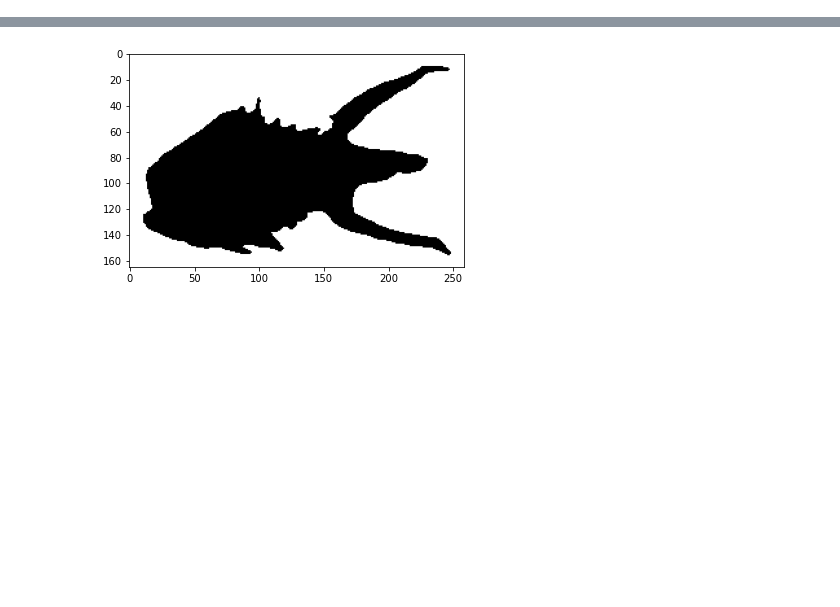
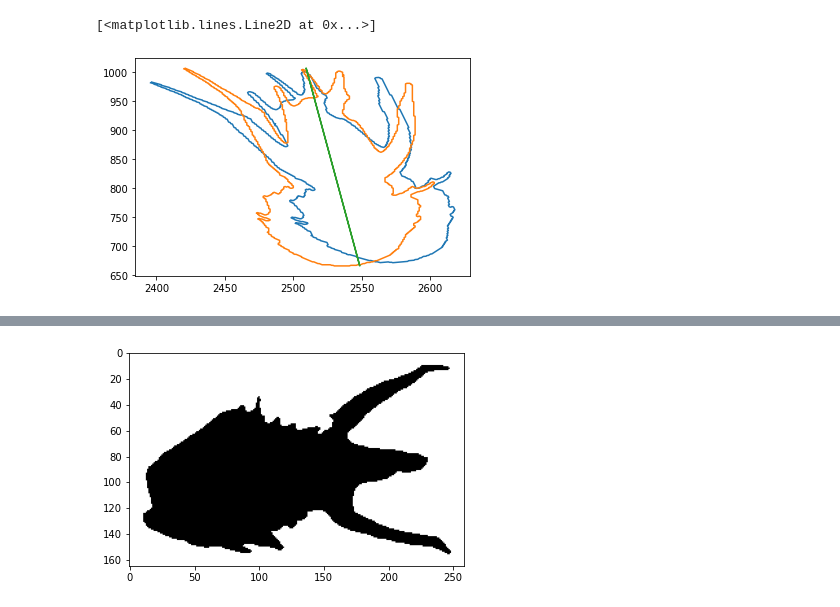
Before and after one commit to TankredO/seed_detector, a Jupyter notebook: tests.ipynb, the cells around one changed output, grey strips where cells are left out. Cells and saved outputs as stored; diff of their text form; code cells hidden in the pictures; blank space fills up the shorter version.

```diff
--- a/tests.ipynb
+++ b/tests.ipynb
@@ -24,0 +104,17 @@ def get_contour(image, n = 200):
+# %%
+ref = contours[0]
+
+angle = cv2.minAreaRect(ref)[-1]
+
+if angle < -45:
+    angle = -(90 + angle)
+else:
+    angle = -angle
+
+theta = np.radians(angle)
+c, s = np.cos(theta), np.sin(theta)
+R = np.array(((c,-s), (s, c)))
+
+ref_rot = ref - ref.mean(axis=0)
+ref_rot = ref_rot.dot(R)
+ref_rot += ref.mean(axis=0)
@@ -24,0 +139,7 @@ def get_contour(image, n = 200):
+# %%
+plt.plot(ref_rot[:, 0], ref_rot[:, 1])
+plt.plot(ref[:, 0], ref[:, 1])
+plt.plot(y_pred, x[:, 1])
+# %% [output]
+[<matplotlib.lines.Line2D at 0x...>]
+[figure, added]
```
Also changed, not shown: parts of 10 cells of this notebook, 1 other file.
